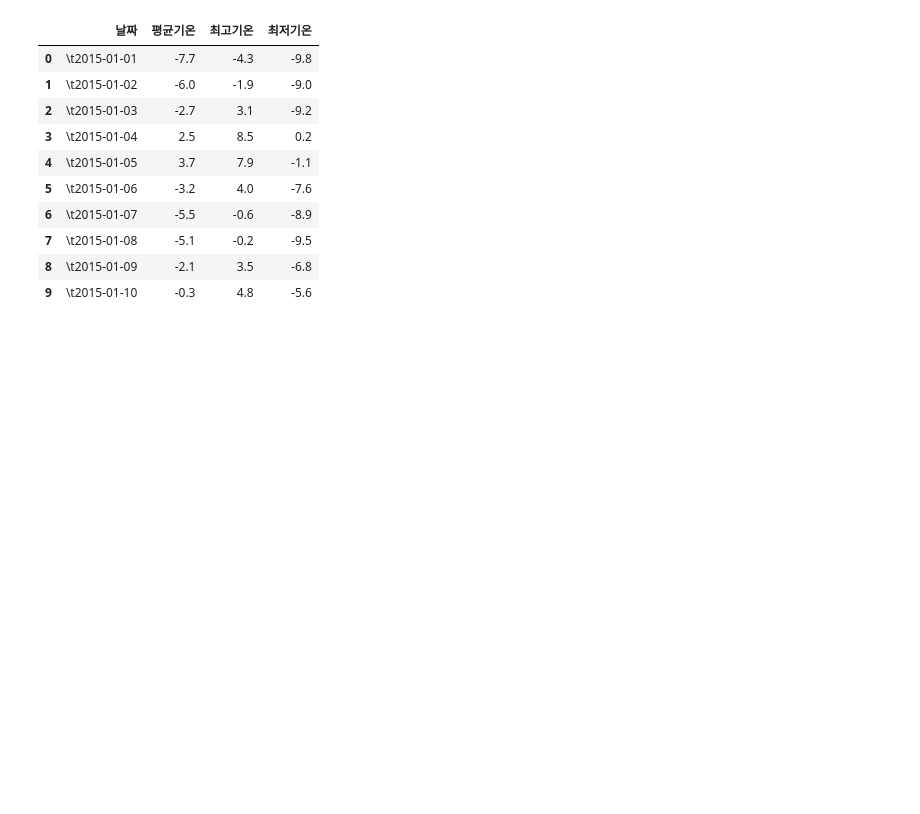
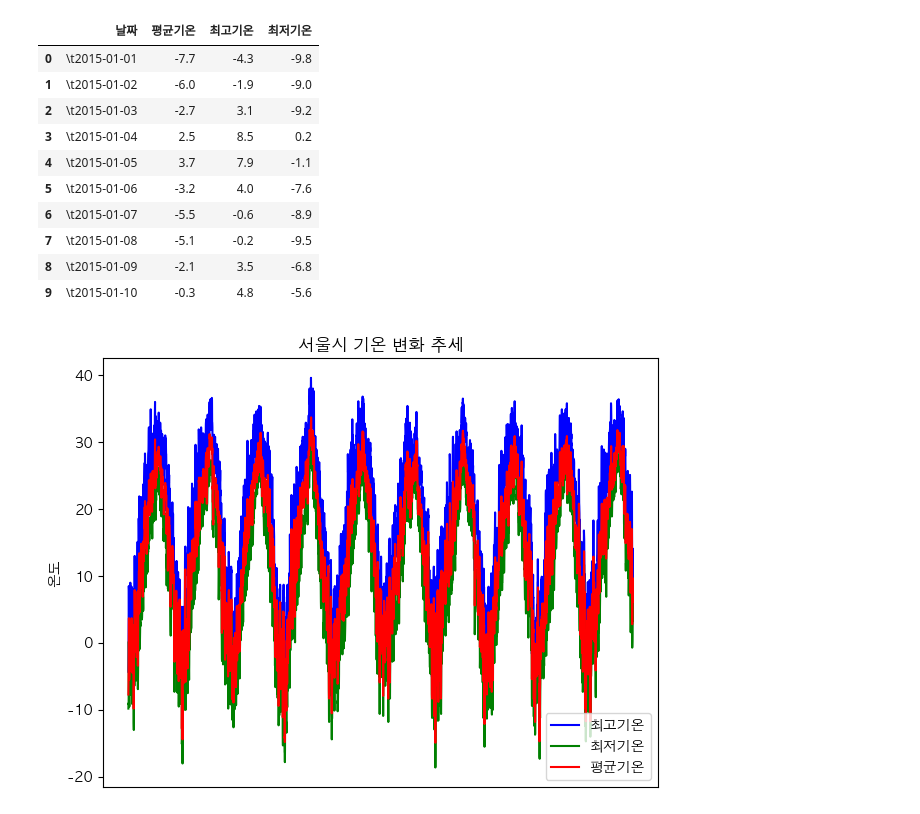
Before and after one commit to InryeolChoi/timeSeries_analysis, a Jupyter notebook: Project/examine.ipynb, the cells around one changed output. Cells and saved outputs as stored; diff of their text form; code cells hidden in the pictures; blank space fills up the shorter version.

```diff
--- a/Project/examine.ipynb
+++ b/Project/examine.ipynb
@@ -289,3 +297,23 @@ temperature.head(10)
 | 9 | \t2015-01-10 | -0.3 | 4.8 | -5.6 |
 # %%
 temperature.to_csv("./dataProcessed/temperature.csv")
+# %%
+temperature = pd.read_csv("./dataProcessed/temperature.csv")
+# %%
+mpl.rcParams['axes.unicode_minus'] = False
+# %%
+plt.title("서울시 기온 변화 추세")
+
+plt.plot(temperature['날짜'], temperature['최고기온'], color='blue')
+plt.plot(temperature['날짜'], temperature['최저기온'], color='green')
+plt.plot(temperature['날짜'], temperature['평균기온'], color='red')
+
+plt.xlabel('시간')
+plt.ylabel('온도')
+plt.legend(('최고기온', '최저기온', '평균기온'))
+plt.gca().axes.get_xaxis().set_visible(False)
+
+plt.tight_layout()  # 레이아웃 자동 조정
+plt.show()
+# %% [output]
+[figure, added]
```
Also changed, not shown: parts of 4 cells of this notebook, 1 other file.
